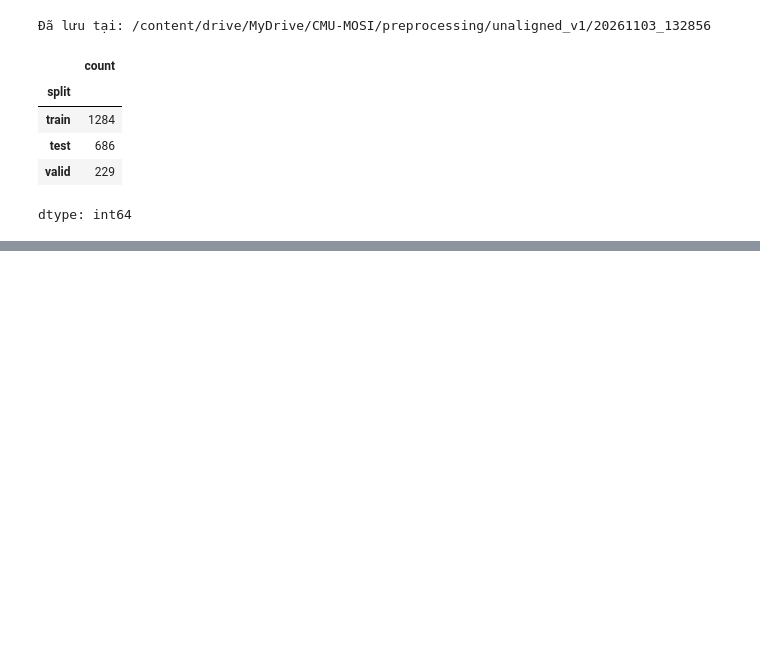
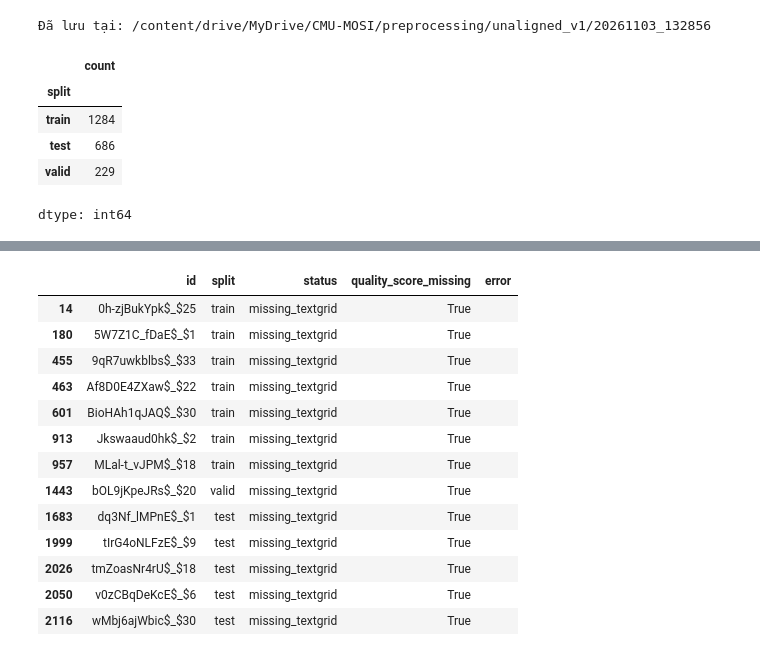
Before and after one commit to danghau2512/DataMining-MSA, a Jupyter notebook: src/notebooks/02_Preprocessing.ipynb, the cells around one changed output, grey strips where cells are left out. Drawn from its saved outputs; the diff is of its cells as text; code cells hidden in the pictures; blank space fills up the shorter version.

```diff
--- a/src/notebooks/02_Preprocessing.ipynb
+++ b/src/notebooks/02_Preprocessing.ipynb
@@ -1836,0 +3060,75 @@ dtype: int64
+# %%
+analysis = pd.read_csv(
+    MFA_TEXTGRID_DIR / "alignment_analysis.csv"
+)
+
+no_score_ids = set(
+    analysis.loc[
+        analysis["overall_log_likelihood"].isna(), "file"
+    ]
+)
+
+audit_rows = []
+
+for row in tqdm(
+    manifest.itertuples(index=False),
+    total=len(manifest),
+    desc="Kiểm tra TextGrid",
+):
+    path = (
+        MFA_TEXTGRID_DIR
+        / str(row.video_id)
+        / f"{row.id}.TextGrid"
+    )
+
+    status = "missing_textgrid"
+    error = ""
+
+    if path.is_file():
+        try:
+            with wave.open(
+                str(WAV_ROOT / f"{row.id}.wav"), "rb"
+            ) as wav:
+                duration = wav.getnframes() / wav.getframerate()
+
+            text = text_results[row.id]
+
+            alignment_module.align_textgrid(
+                path,
+                text["words"],
+                text["word_ids"],
+                duration,
+            )
+
+            status = "auto_pass"
+
+        except Exception as exc:
+            status = "needs_review"
+            error = str(exc)
+
+    audit_rows.append({
+        "id": row.id,
+        "split": row.split,
+        "status": status,
+        "quality_score_missing": row.id in no_score_ids,
+        "error": error,
+    })
+
+alignment_audit = pd.DataFrame(audit_rows)
+
+alignment_audit.to_csv(
+    MFA_RUN_DIR / "word_alignment_audit.csv",
+    index=False,
+)
+
+display(pd.crosstab(
+    alignment_audit["split"],
+    alignment_audit["status"],
+))
+
+display(
+    alignment_audit[
+        alignment_audit["status"] != "auto_pass"
+    ]
+)
+# %% [output]
@@ -1836,0 +3140,14 @@ dtype: int64
+|  | id | split | status | quality_score_missing | error |
+| 14 | 0h-zjBukYpk$_$25 | train | missing_textgrid | True |  |
+| 180 | 5W7Z1C_fDaE$_$1 | train | missing_textgrid | True |  |
+| 455 | 9qR7uwkblbs$_$33 | train | missing_textgrid | True |  |
+| 463 | Af8D0E4ZXaw$_$22 | train | missing_textgrid | True |  |
+| 601 | BioHAh1qJAQ$_$30 | train | missing_textgrid | True |  |
+| 913 | Jkswaaud0hk$_$2 | train | missing_textgrid | True |  |
+| 957 | MLal-t_vJPM$_$18 | train | missing_textgrid | True |  |
+| 1443 | bOL9jKpeJRs$_$20 | valid | missing_textgrid | True |  |
+| 1683 | dq3Nf_lMPnE$_$1 | test | missing_textgrid | True |  |
+| 1999 | tIrG4oNLFzE$_$9 | test | missing_textgrid | True |  |
+| 2026 | tmZoasNr4rU$_$18 | test | missing_textgrid | True |  |
+| 2050 | v0zCBqDeKcE$_$6 | test | missing_textgrid | True |  |
+| 2116 | wMbj6ajWbic$_$30 | test | missing_textgrid | True |  |
```
Also changed, not shown: parts of 38 cells of this notebook.
